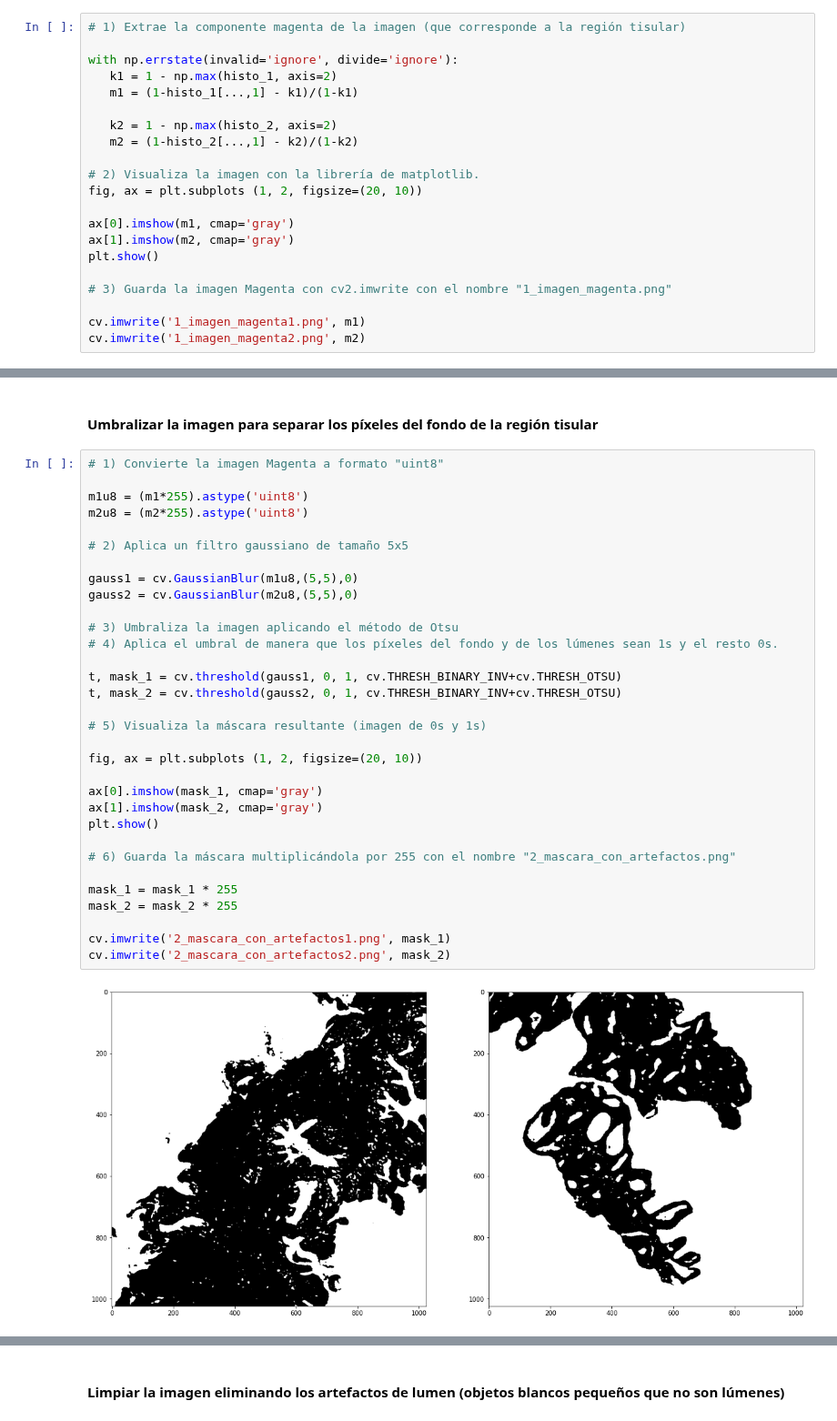
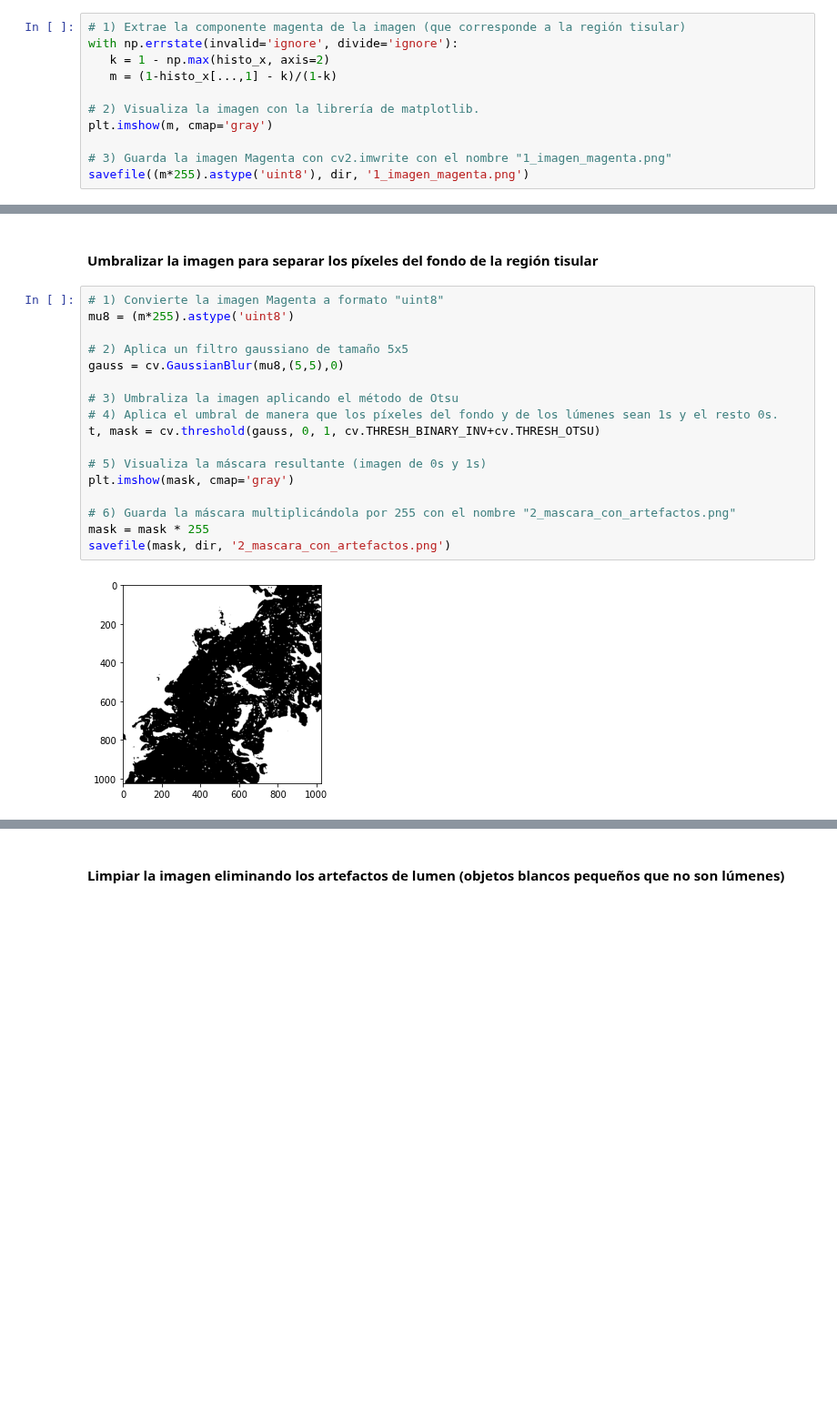
Before and after one commit to GZabalaG/AIMaster, a Jupyter notebook: Supervised/Actividad_Portfolio.ipynb, the cells around one changed output, grey strips where cells are left out. Shown at 91% size. Saved outputs shown, nothing was run; the diff lists cells and outputs as text; blank space fills up the shorter version.

```diff
--- a/Supervised/Actividad_Portfolio.ipynb
+++ b/Supervised/Actividad_Portfolio.ipynb
@@ -36,22 +52,12 @@ plt.show
 # %%
 # 1) Extrae la componente magenta de la imagen (que corresponde a la región tisular)
-
 with np.errstate(invalid='ignore', divide='ignore'):
-   k1 = 1 - np.max(histo_1, axis=2)
-   m1 = (1-histo_1[...,1] - k1)/(1-k1)
-
-   k2 = 1 - np.max(histo_2, axis=2)
-   m2 = (1-histo_2[...,1] - k2)/(1-k2)
+   k = 1 - np.max(histo_x, axis=2)
+   m = (1-histo_x[...,1] - k)/(1-k)
 
 # 2) Visualiza la imagen con la librería de matplotlib.
-fig, ax = plt.subplots (1, 2, figsize=(20, 10))
-
-ax[0].imshow(m1, cmap='gray')
-ax[1].imshow(m2, cmap='gray')
-plt.show()
+plt.imshow(m, cmap='gray')
 
 # 3) Guarda la imagen Magenta con cv2.imwrite con el nombre "1_imagen_magenta.png"
-
-cv.imwrite('1_imagen_magenta1.png', m1)
-cv.imwrite('1_imagen_magenta2.png', m2)
+savefile((m*255).astype('uint8'), dir, '1_imagen_magenta.png')
 # %% [output]
@@ -61,35 +66,20 @@ True
 #### Umbralizar la imagen para separar los píxeles del fondo de la región tisular
 # %%
 # 1) Convierte la imagen Magenta a formato "uint8"
-
-m1u8 = (m1*255).astype('uint8')
-m2u8 = (m2*255).astype('uint8')
+mu8 = (m*255).astype('uint8')
 
 # 2) Aplica un filtro gaussiano de tamaño 5x5
-
-gauss1 = cv.GaussianBlur(m1u8,(5,5),0)
-gauss2 = cv.GaussianBlur(m2u8,(5,5),0)
+gauss = cv.GaussianBlur(mu8,(5,5),0)
 
 # 3) Umbraliza la imagen aplicando el método de Otsu
 # 4) Aplica el umbral de manera que los píxeles del fondo y de los lúmenes sean 1s y el resto 0s.
-
-t, mask_1 = cv.threshold(gauss1, 0, 1, cv.THRESH_BINARY_INV+cv.THRESH_OTSU)
-t, mask_2 = cv.threshold(gauss2, 0, 1, cv.THRESH_BINARY_INV+cv.THRESH_OTSU)
+t, mask = cv.threshold(gauss, 0, 1, cv.THRESH_BINARY_INV+cv.THRESH_OTSU)
 
 # 5) Visualiza la máscara resultante (imagen de 0s y 1s)
-
-fig, ax = plt.subplots (1, 2, figsize=(20, 10))
-
-ax[0].imshow(mask_1, cmap='gray')
-ax[1].imshow(mask_2, cmap='gray')
-plt.show()
+plt.imshow(mask, cmap='gray')
 
 # 6) Guarda la máscara multiplicándola por 255 con el nombre "2_mascara_con_artefactos.png"
-
-mask_1 = mask_1 * 255
-mask_2 = mask_2 * 255
-
-cv.imwrite('2_mascara_con_artefactos1.png', mask_1)
-cv.imwrite('2_mascara_con_artefactos2.png', mask_2)
+mask = mask * 255
+savefile(mask, dir, '2_mascara_con_artefactos.png')
 # %% [output]
-[figure, old version]
+[figure, new version]
```
Also changed, not shown: parts of 13 cells of this notebook.
